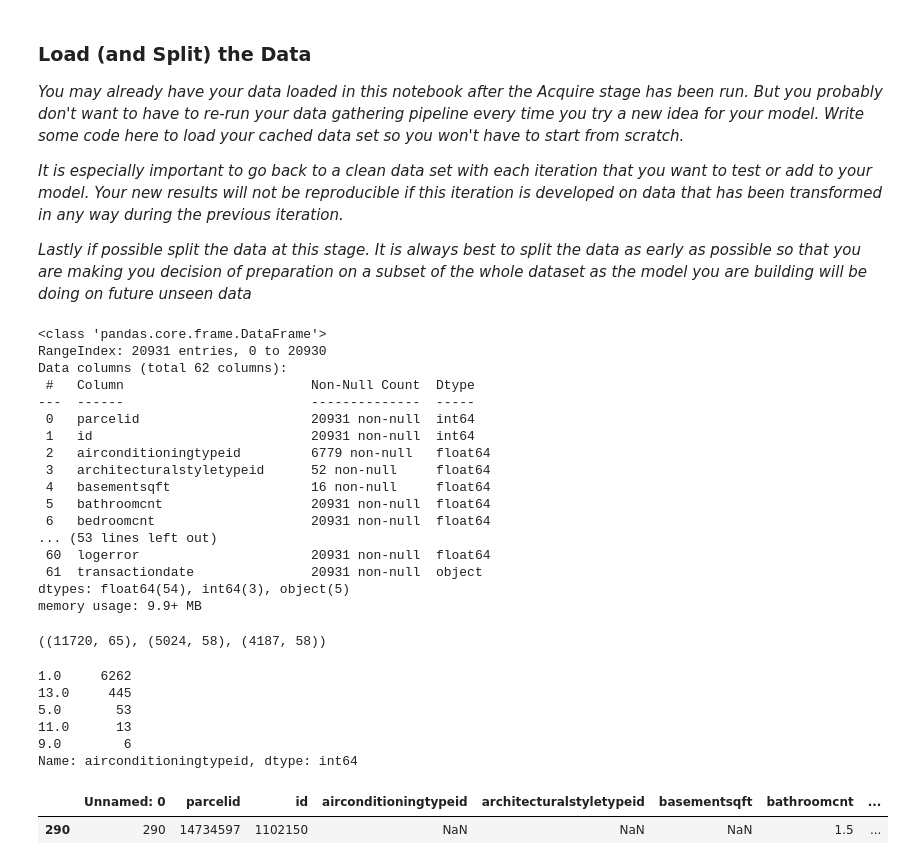
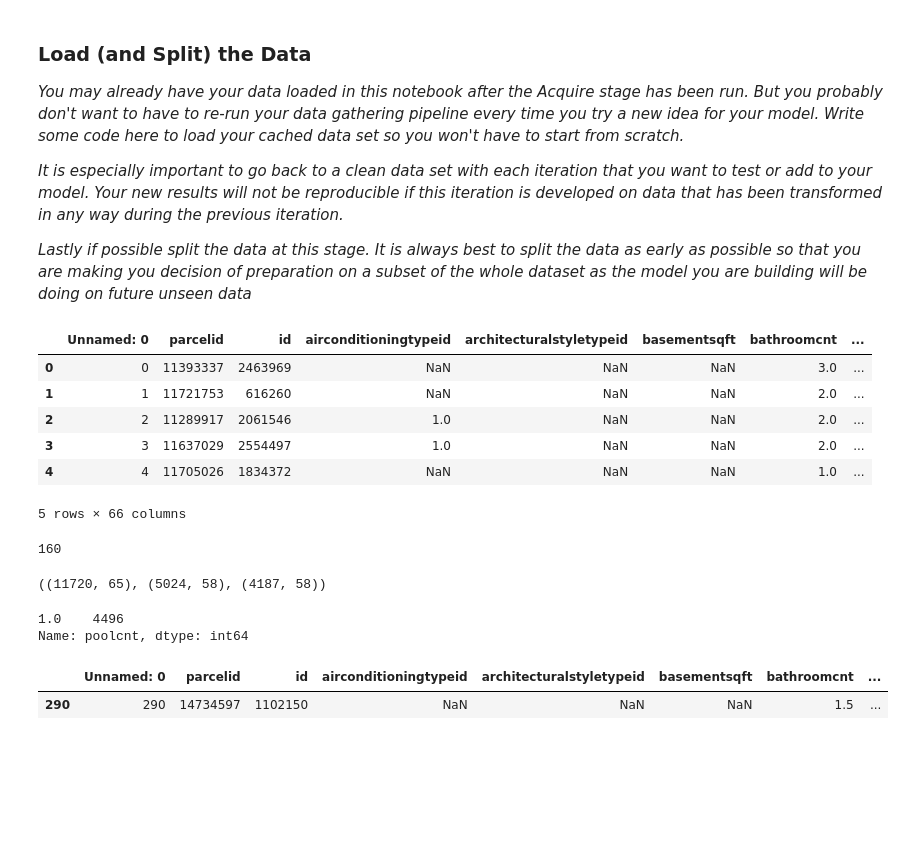
Before and after one commit to CSolitaire/regression-exercises, a Jupyter notebook: regression_project/mvp.ipynb, the cells around one changed output. Cells and saved outputs as stored; diff of their text form; code cells hidden in the pictures; blank space fills up the shorter version.

```diff
--- a/regression_project/mvp.ipynb
+++ b/regression_project/mvp.ipynb
@@ -293,25 +342,19 @@ Model: Completed!
 # %%
 df = src.acquire.get_zillow_data(True)
 # %%
-df.info()
+df.head()
 # %% [output]
+|  | Unnamed: 0 | parcelid | id | airconditioningtypeid | architecturalstyletypeid | basementsqft | bathroomcnt | ... |
+| 0 | 0 | 11393337 | 2463969 | NaN | NaN | NaN | 3.0 | ... |
+| 1 | 1 | 11721753 | 616260 | NaN | NaN | NaN | 2.0 | ... |
+| 2 | 2 | 11289917 | 2061546 | 1.0 | NaN | NaN | 2.0 | ... |
+| 3 | 3 | 11637029 | 2554497 | 1.0 | NaN | NaN | 2.0 | ... |
+| 4 | 4 | 11705026 | 1834372 | NaN | NaN | NaN | 1.0 | ... |
-<class 'pandas.core.frame.DataFrame'>
-RangeIndex: 20931 entries, 0 to 20930
-Data columns (total 62 columns):
- #   Column                        Non-Null Count  Dtype
----  ------                        --------------  -----
- 0   parcelid                      20931 non-null  int64
- 1   id                            20931 non-null  int64
- 2   airconditioningtypeid         6779 non-null   float64
- 3   architecturalstyletypeid      52 non-null     float64
- 4   basementsqft                  16 non-null     float64
- 5   bathroomcnt                   20931 non-null  float64
- 6   bedroomcnt                    20931 non-null  float64
-... (53 lines left out)
- 60  logerror                      20931 non-null  float64
- 61  transactiondate               20931 non-null  object
-dtypes: float64(54), int64(3), object(5)
-memory usage: 9.9+ MB
+5 rows × 66 columns
+# %%
+df.calculatedbathnbr.isnull().sum()
+# %% [output]
+160
 # %%
 
 path='zillow_df.csv'
@@ -324,15 +367,13 @@ df, X_train_explore, \
 X_train_explore.shape, X_validate_scaled.shape, X_test_scaled.shape
 # %% [output]
 ((11720, 65), (5024, 58), (4187, 58))
-# %%
-df.airconditioningtypeid.value_counts()
-# %% [output]
-1.0     6262
-13.0     445
-5.0       53
-11.0      13
-9.0        6
-Name: airconditioningtypeid, dtype: int64
+# %%
+df.poolcnt.value_counts()
+#test = df.fullbathcnt == df.bathroomcnt
+#test.value_counts()
+# %% [output]
+1.0    4496
+Name: poolcnt, dtype: int64
 # %%
 X_train_explore.head(1)
 # %% [output]
```
Also changed, not shown: parts of 5 cells of this notebook.
